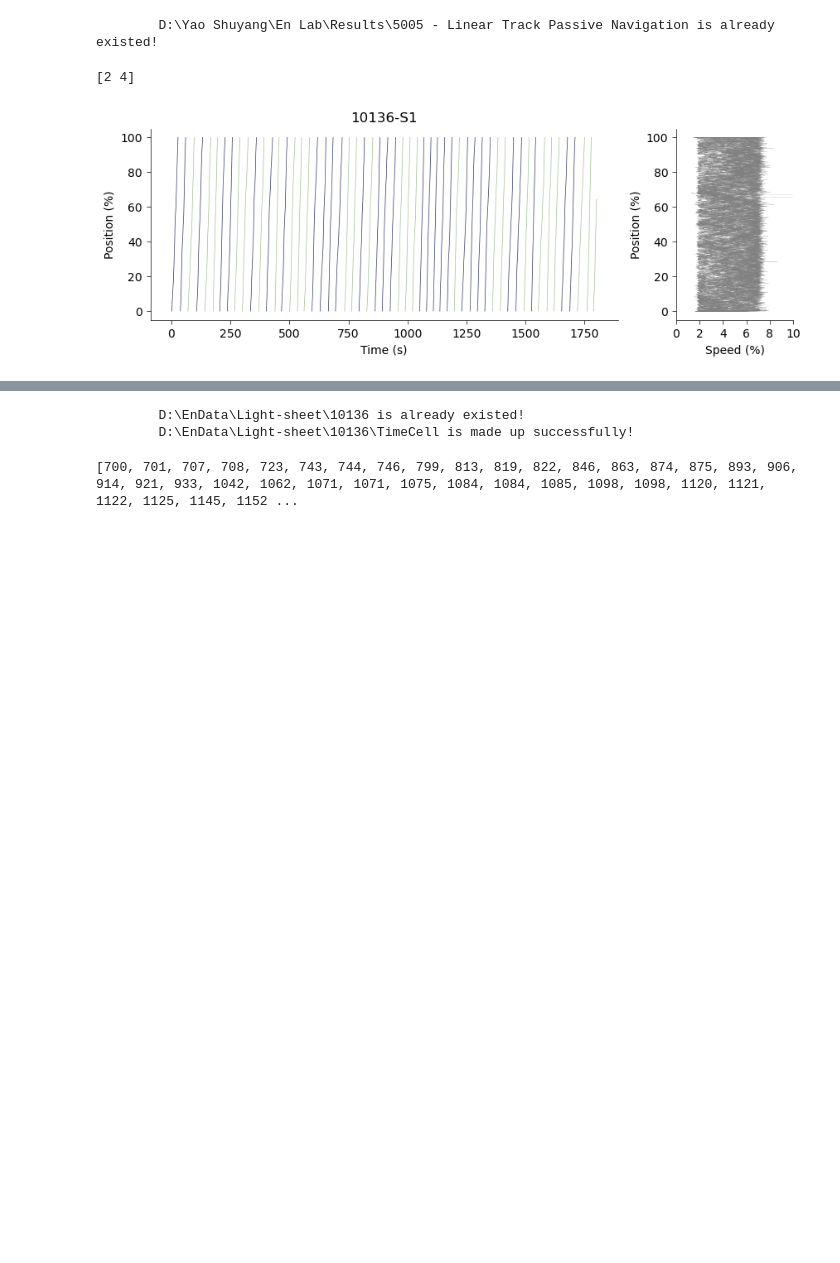
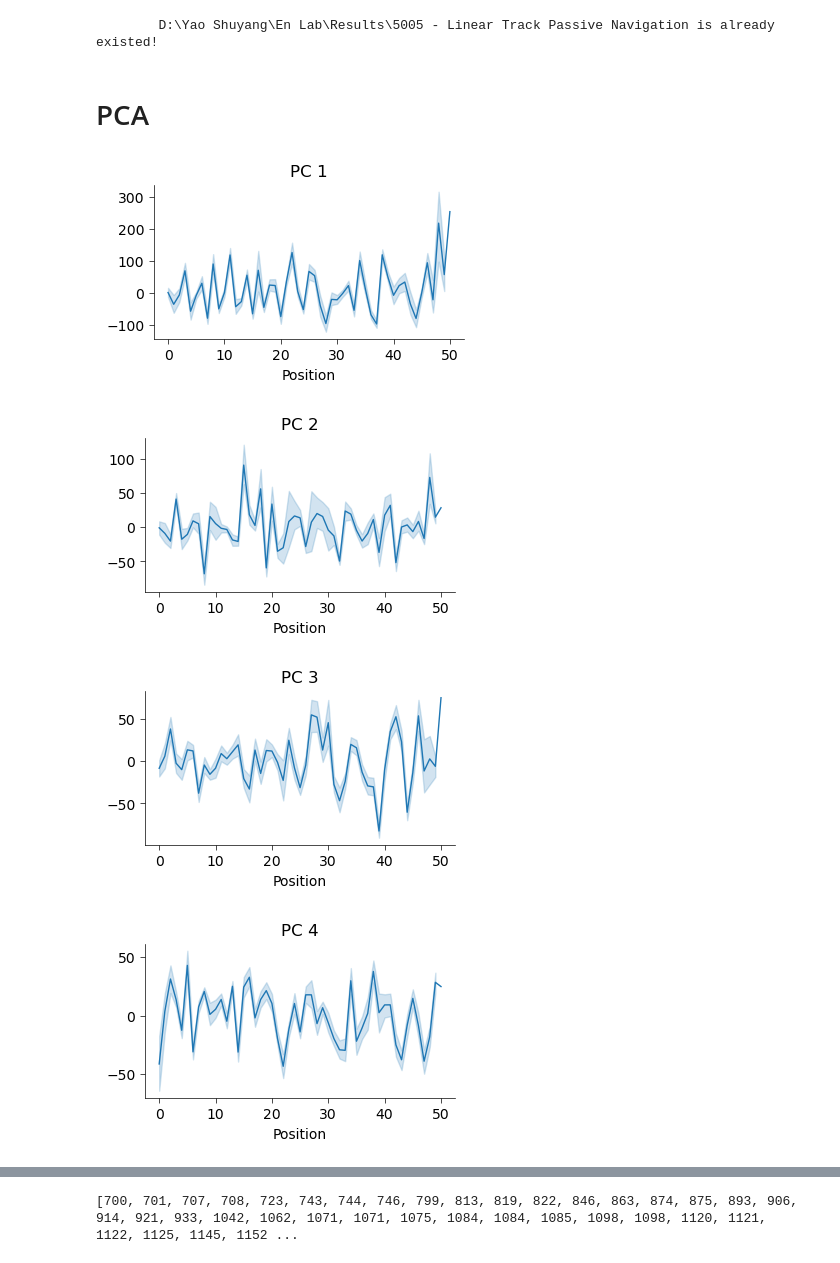
Before and after one commit to YAO-Shuyang/ZFishAnalysis, a Jupyter notebook: figure/Fig5005 - Linear Track Passive Navigation.ipynb, the cells around one changed output, grey strips where cells are left out. Saved outputs shown, nothing was run; the diff lists cells and outputs as text; code cells hidden in the pictures; blank space fills up the shorter version.

```diff
--- a/figure/Fig5005 - Linear Track Passive Navigation.ipynb
+++ b/figure/Fig5005 - Linear Track Passive Navigation.ipynb
@@ -23,7 +23,7 @@ dirs = [
     #r"D:\EnData\Light-sheet\10131\S2\res.16chFlt",
     #r"D:\EnData\Light-sheet\10132\res.16chFlt",
     #r"D:\EnData\Light-sheet\10132\S2\res.16chFlt",
-    r"E:\10136\S1_20260223_222901\res.16chFlt",
+    r"D:\EnData\Light-sheet\10135\S1\res.16chFlt",
 ]
 titles = [
     #"10128",
@@ -34,7 +34,7 @@ titles = [
     #"10131-S2",
     #"10132-S1",
     #"10132-S2",
-    "10136-S1"
+    "10135-S1"
 ]
 for dir, title, i in zip(dirs, titles, range(len(dirs))):
     if i <= -1:
@@ -104,6 +104,32 @@ for dir, title, i in zip(dirs, titles, range(len(dirs))):
         ax1.set_xlim(0, 10)
         ax1.set_xticks(np.linspace(0, 10, 6))
         plt.show()
-# %% [output]
-[2 4]
-[figure, removed]
+# %% [markdown]
+# PCA
+# %%
+with open(r"D:\EnData\Light-sheet\10138\S3\trace.pkl", 'rb') as f:
+    trace = pickle.load(f)
+
+from sklearn.decomposition import PCA
+
+idx = np.where(trace['ms_time'] > 50000)[0]
+pca = PCA(n_components=10)
+pcs = pca.fit_transform(trace['RawTraces'][:, idx].T)
+t = (trace['ms_time_aligned'][idx]//500).astype(np.float64)/2
+x = trace['behav_pos'][idx] // 1
+for i in range(10):
+    fig = plt.figure(figsize=(4, 2))
+    ax = Clear_Axes(plt.axes(), close_spines=['top', 'right'], ifxticks=True, ifyticks=True)
+    sns.lineplot(
+        x=x,
+        y=pcs[:, i],
+        linewidth=1
+    )
+    ax.set_title(f"PC {i+1}")
+    ax.set_xlabel("Position")
+    plt.show()
+# %% [output]
+[figure, added]
+[figure, added]
+[figure, added]
+[figure, added]
@@ -110,10 +142,8 @@ for dir, title, i in zip(dirs, titles, range(len(dirs))):
 # %%
-with open(r"D:\EnData\Light-sheet\10136\trace.pkl", 'rb') as f:
+with open(r"D:\EnData\Light-sheet\10138\S3\trace.pkl", 'rb') as f:
     trace = pickle.load(f)
 
-save_dirs = r"D:\EnData\Light-sheet\10136"
-mkdir(save_dirs)
-idx = np.where((trace['SI'][:, 0] >= 1)&(np.sum(trace['Spikes'], axis=1) > 10))[0]
+save_dirs = r"D:\EnData\Light-sheet\10138\S3"
 
 def rate_map(trace, cell_idx):
     save_dir = join(save_dirs, "RateMap")
@@ -154,11 +184,14 @@ def time_coding_map(trace, cell_idx):
     fig = plt.figure(figsize=(3, 2))
     ax = Clear_Axes(plt.axes(), close_spines=['top', 'right'], ifxticks=True, ifyticks=True)
     t = (trace['ms_time_aligned']//500).astype(np.float64)/2
+
+    keep_idx = np.where(trace['ms_time']/1000 > 100)[0]
+
     for i in tqdm(cell_idx):
         sns.lineplot(
-            x=t,
-            y=trace['RawTraces'][i, :],
-            hue=trace['ms_map'],
+            x=t[keep_idx],
+            y=trace['RawTraces'][i, keep_idx],
+            hue=trace['ms_map'][keep_idx],
             palette=['#333766', '#A4C096'],
             linewidth=0.5,
             ax=ax,
@@ -185,7 +218,6 @@ def LinearizedMap(
     trace,
     cell_idx
 ):
-
     save_dir = join(save_dirs, "LinearizedMap")
     mkdir(save_dir)
 
@@ -243,9 +275,6 @@ def LinearizedMap(
     plt.close(fig)
 
 time_coding_map(trace,  np.arange(trace['n_neuron']))
-# %% [output]
-        D:\EnData\Light-sheet\10136 is already existed!
-        D:\EnData\Light-sheet\10136\TimeCell is made up successfully!
 # %%
 # Cells:
 a = [933, 921, 906, 874, 799, 813, 819, 863, 893, 914, 875, 846, 744, 746, 708, 701, 700, 707, 743, 723, 822, 1042, 1062, 1075, 1071, 1084, 1098, 1125, 1122,
```
Also changed, not shown: parts of 1 cell of this notebook, 9 other files.
